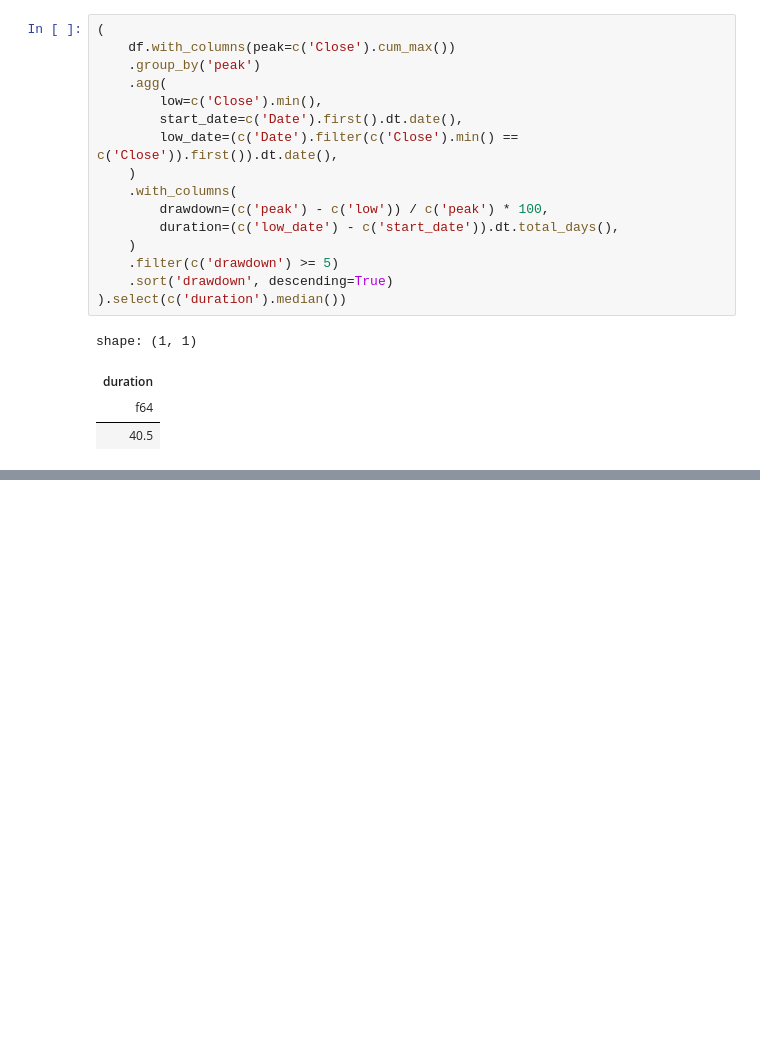
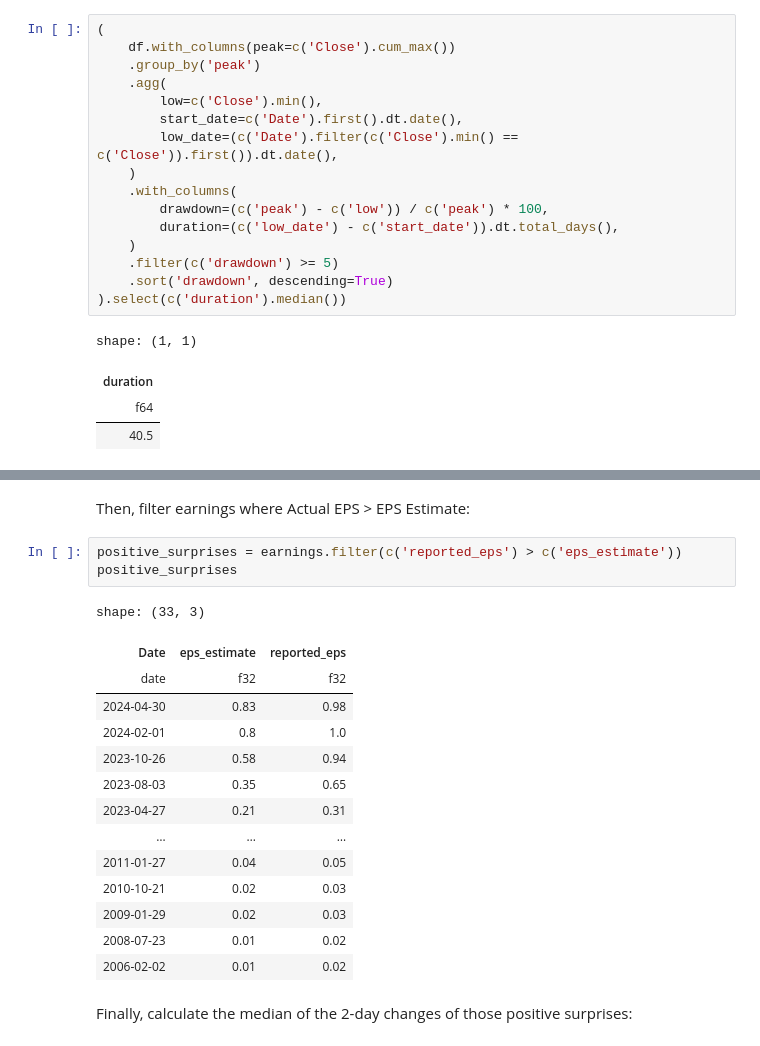
Before and after one commit to shaolang/smaz, a Jupyter notebook: homework1.ipynb, the cells around one changed output, grey strips where cells are left out. Cells and saved outputs as stored; diff of their text form; blank space fills up the shorter version.

```diff
--- a/homework1.ipynb
+++ b/homework1.ipynb
@@ -264,0 +345,22 @@ shape: (1, 1)
+# %% [markdown]
+Then, filter earnings where Actual EPS > EPS Estimate:
+# %%
+positive_surprises = earnings.filter(c('reported_eps') > c('eps_estimate'))
+positive_surprises
+# %% [output]
+shape: (33, 3)
+| Date | eps_estimate | reported_eps |
+| date | f32 | f32 |
+| 2024-04-30 | 0.83 | 0.98 |
+| 2024-02-01 | 0.8 | 1.0 |
+| 2023-10-26 | 0.58 | 0.94 |
+| 2023-08-03 | 0.35 | 0.65 |
+| 2023-04-27 | 0.21 | 0.31 |
+| … | … | … |
+| 2011-01-27 | 0.04 | 0.05 |
+| 2010-10-21 | 0.02 | 0.03 |
+| 2009-01-29 | 0.02 | 0.03 |
+| 2008-07-23 | 0.01 | 0.02 |
+| 2006-02-02 | 0.01 | 0.02 |
+# %% [markdown]
+Finally, calculate the median of the 2-day changes of those positive surprises:
```
Also changed, not shown: parts of 9 cells of this notebook.
